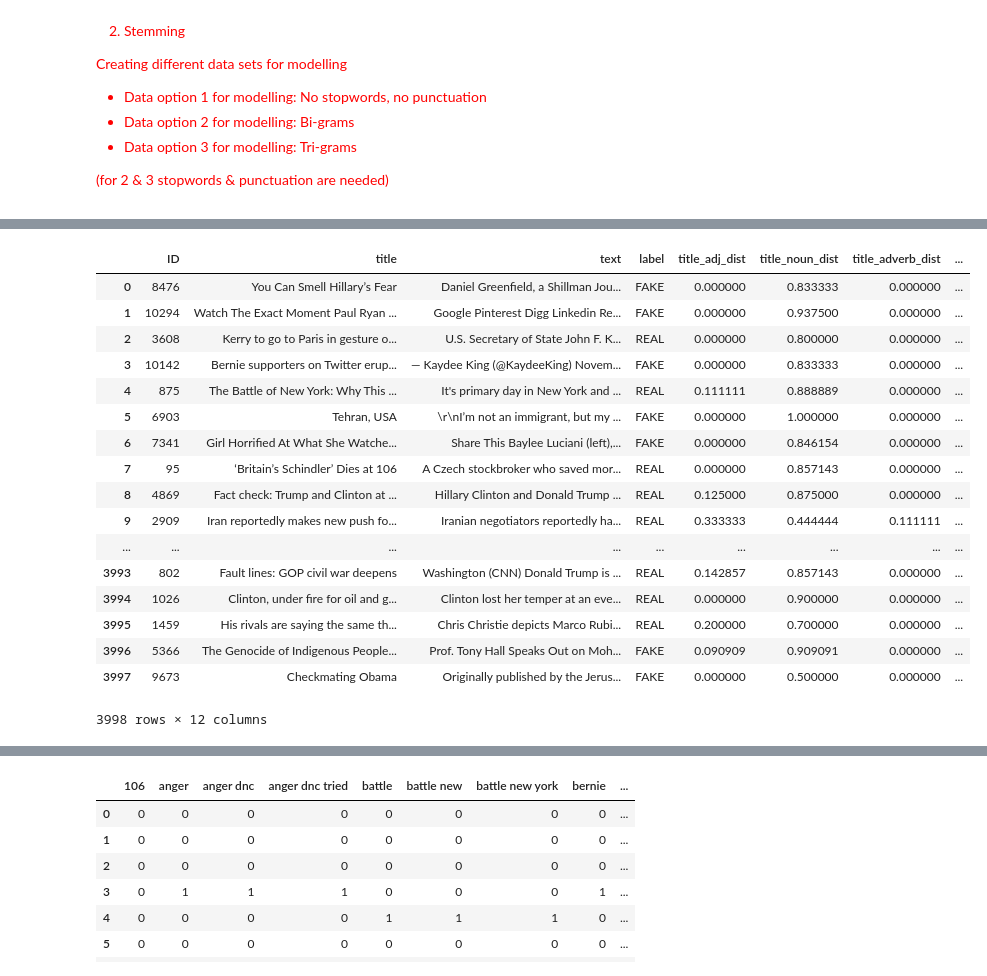
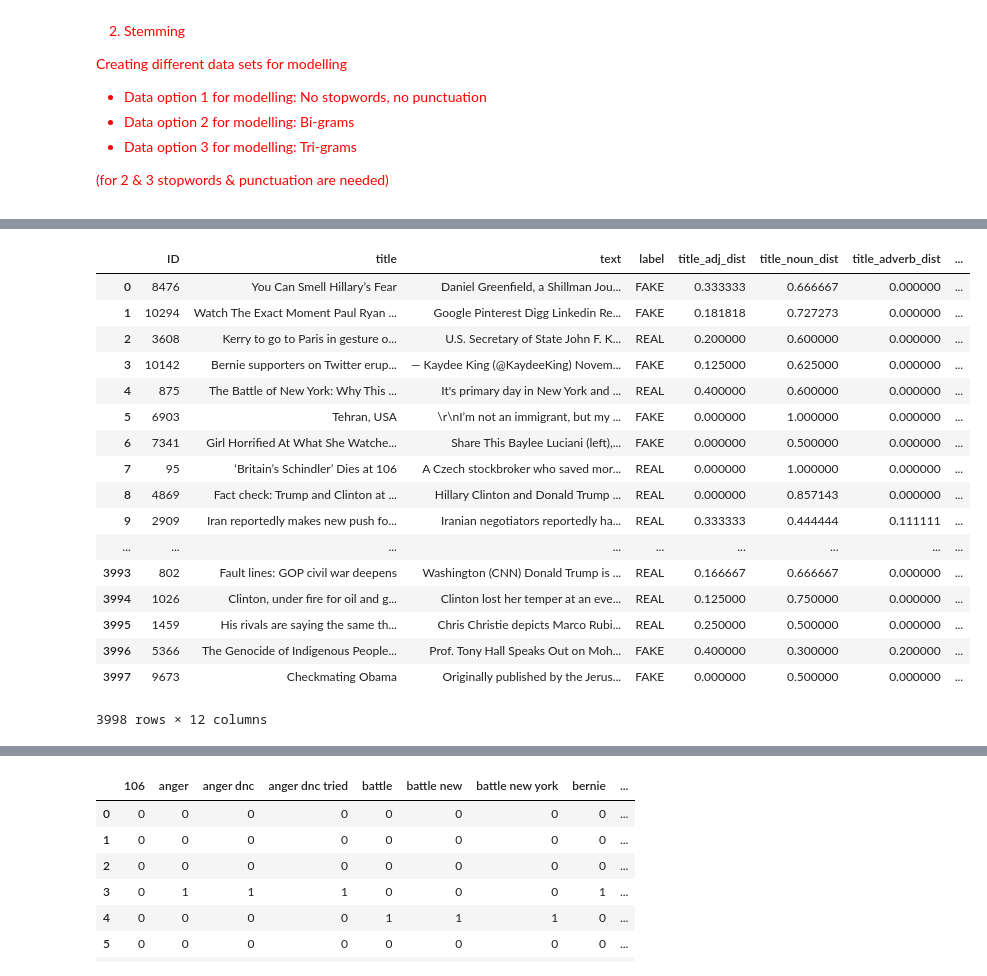
Before and after one commit to cutendorf/NLP-Fakenews, a Jupyter notebook: NLP-Fakenews_ChristineDan.ipynb, the cells around one changed output, grey strips where cells are left out. Drawn from its saved outputs; the diff is of its cells as text; code cells hidden in the pictures.

```diff
--- a/NLP-Fakenews_ChristineDan.ipynb
+++ b/NLP-Fakenews_ChristineDan.ipynb
@@ -241,8 +249,14 @@ def get_wordnet_pos(treebank_tag):
     else:
         return wordnet.NOUN #by default is noun
 
-def postag_text(txt, rm_stopwords=True):
+def postag_text(txt, rm_stopwords=True, lowertext=True, rm_punct=True):
+    if rm_punct:
+        txt = re.sub("[^a-zA-Z]", " ", txt)
+
     tokenized = word_tokenize(txt)
+    if lowertext:
+        tokenized = list(map(lambda word: word.lower(), tokenized))
+
     if rm_stopwords:
         sw = set(stopwords.words('english'))
         tokenized = list(filter(lambda word: word not in sw, tokenized))
@@ -280,47 +294,47 @@ def create_dists_df(df, col):
 def create_title_dists(df):
     df = create_dists_df(df, "title")
 
     df = df.rename(columns={'a': 'title_adj_dist',
                             'n': 'title_noun_dist',
                             'v': 'title_verb_dist',
                             'r': 'title_adverb_dist'})
     # Titles are short, certain word types may not appear
     df = df.fillna(0)
 
     return df
 
 def create_text_dists(df):
     df = create_dists_df(df, "text")
 
     df = df.rename(columns={'a': 'text_adj_dist',
                             'n': 'text_noun_dist',
                             'v': 'text_verb_dist',
                             'r': 'text_adverb_dist'})
 
     return df
 
 
 title_dists_df = create_title_dists(train_data)
 text_dists_df = create_text_dists(train_data)
 
 with_pos_tags = pd.concat([train_data.reset_index(), title_dists_df, text_dists_df], axis=1)
 with_pos_tags
 # %% [output]
 |  | ID | title | text | label | title_adj_dist | title_noun_dist | title_adverb_dist | ... |
-| 0 | 8476 | You Can Smell Hillary’s Fear | Daniel Greenfield, a Shillman Jou... | FAKE | 0.000000 | 0.833333 | 0.000000 | ... |
-| 1 | 10294 | Watch The Exact Moment Paul Ryan ... | Google Pinterest Digg Linkedin Re... | FAKE | 0.000000 | 0.937500 | 0.000000 | ... |
-| 2 | 3608 | Kerry to go to Paris in gesture o... | U.S. Secretary of State John F. K... | REAL | 0.000000 | 0.800000 | 0.000000 | ... |
-| 3 | 10142 | Bernie supporters on Twitter erup... | — Kaydee King (@KaydeeKing) Novem... | FAKE | 0.000000 | 0.833333 | 0.000000 | ... |
-| 4 | 875 | The Battle of New York: Why This ... | It's primary day in New York and ... | REAL | 0.111111 | 0.888889 | 0.000000 | ... |
+| 0 | 8476 | You Can Smell Hillary’s Fear | Daniel Greenfield, a Shillman Jou... | FAKE | 0.333333 | 0.666667 | 0.000000 | ... |
+| 1 | 10294 | Watch The Exact Moment Paul Ryan ... | Google Pinterest Digg Linkedin Re... | FAKE | 0.181818 | 0.727273 | 0.000000 | ... |
+| 2 | 3608 | Kerry to go to Paris in gesture o... | U.S. Secretary of State John F. K... | REAL | 0.200000 | 0.600000 | 0.000000 | ... |
+| 3 | 10142 | Bernie supporters on Twitter erup... | — Kaydee King (@KaydeeKing) Novem... | FAKE | 0.125000 | 0.625000 | 0.000000 | ... |
+| 4 | 875 | The Battle of New York: Why This ... | It's primary day in New York and ... | REAL | 0.400000 | 0.600000 | 0.000000 | ... |
 | 5 | 6903 | Tehran, USA | \r\nI’m not an immigrant, but my ... | FAKE | 0.000000 | 1.000000 | 0.000000 | ... |
-| 6 | 7341 | Girl Horrified At What She Watche... | Share This Baylee Luciani (left),... | FAKE | 0.000000 | 0.846154 | 0.000000 | ... |
-| 7 | 95 | ‘Britain’s Schindler’ Dies at 106 | A Czech stockbroker who saved mor... | REAL | 0.000000 | 0.857143 | 0.000000 | ... |
-| 8 | 4869 | Fact check: Trump and Clinton at ... | Hillary Clinton and Donald Trump ... | REAL | 0.125000 | 0.875000 | 0.000000 | ... |
+| 6 | 7341 | Girl Horrified At What She Watche... | Share This Baylee Luciani (left),... | FAKE | 0.000000 | 0.500000 | 0.000000 | ... |
+| 7 | 95 | ‘Britain’s Schindler’ Dies at 106 | A Czech stockbroker who saved mor... | REAL | 0.000000 | 1.000000 | 0.000000 | ... |
+| 8 | 4869 | Fact check: Trump and Clinton at ... | Hillary Clinton and Donald Trump ... | REAL | 0.000000 | 0.857143 | 0.000000 | ... |
 | 9 | 2909 | Iran reportedly makes new push fo... | Iranian negotiators reportedly ha... | REAL | 0.333333 | 0.444444 | 0.111111 | ... |
 | ... | ... | ... | ... | ... | ... | ... | ... | ... |
-| 3993 | 802 | Fault lines: GOP civil war deepens | Washington (CNN) Donald Trump is ... | REAL | 0.142857 | 0.857143 | 0.000000 | ... |
-| 3994 | 1026 | Clinton, under fire for oil and g... | Clinton lost her temper at an eve... | REAL | 0.000000 | 0.900000 | 0.000000 | ... |
-| 3995 | 1459 | His rivals are saying the same th... | Chris Christie depicts Marco Rubi... | REAL | 0.200000 | 0.700000 | 0.000000 | ... |
-| 3996 | 5366 | The Genocide of Indigenous People... | Prof. Tony Hall Speaks Out on Moh... | FAKE | 0.090909 | 0.909091 | 0.000000 | ... |
+| 3993 | 802 | Fault lines: GOP civil war deepens | Washington (CNN) Donald Trump is ... | REAL | 0.166667 | 0.666667 | 0.000000 | ... |
+| 3994 | 1026 | Clinton, under fire for oil and g... | Clinton lost her temper at an eve... | REAL | 0.125000 | 0.750000 | 0.000000 | ... |
+| 3995 | 1459 | His rivals are saying the same th... | Chris Christie depicts Marco Rubi... | REAL | 0.250000 | 0.500000 | 0.000000 | ... |
+| 3996 | 5366 | The Genocide of Indigenous People... | Prof. Tony Hall Speaks Out on Moh... | FAKE | 0.400000 | 0.300000 | 0.200000 | ... |
 | 3997 | 9673 | Checkmating Obama | Originally published by the Jerus... | FAKE | 0.000000 | 0.500000 | 0.000000 | ... |
 3998 rows × 12 columns
```
Also changed, not shown: parts of 5 cells of this notebook.
